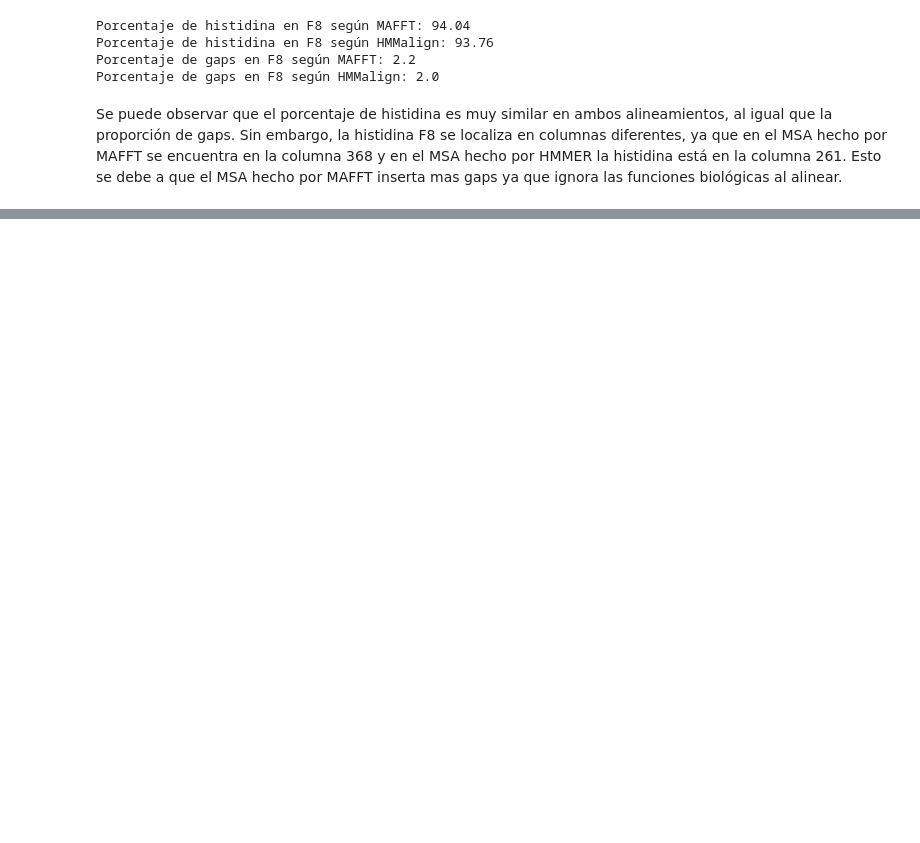
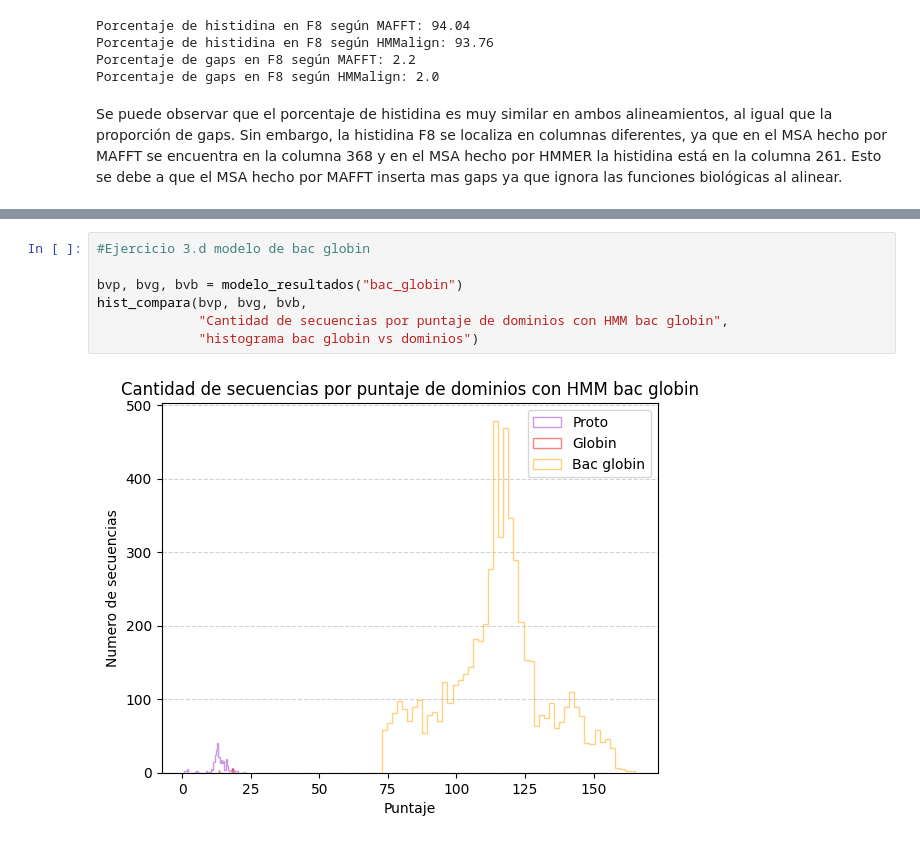
Before and after one commit to pizzanaranja/Bioinformatica, a Jupyter notebook: TP 4/TP 4.ipynb, the cells around one changed output, grey strips where cells are left out. Cells and saved outputs as stored; diff of their text form; blank space fills up the shorter version.

```diff
--- a/TP 4/TP 4.ipynb
+++ b/TP 4/TP 4.ipynb
@@ -152,0 +198,9 @@ Aparecen en los 3 sets: set()
+# %%
+#Ejercicio 3.d modelo de bac globin
+
+bvp, bvg, bvb = modelo_resultados("bac_globin")
+hist_compara(bvp, bvg, bvb,
+             "Cantidad de secuencias por puntaje de dominios con HMM bac globin",
+             "histograma bac globin vs dominios")
+# %% [output]
+[figure, added]
```
Also changed, not shown: parts of 10 cells of this notebook, 21 other files.
